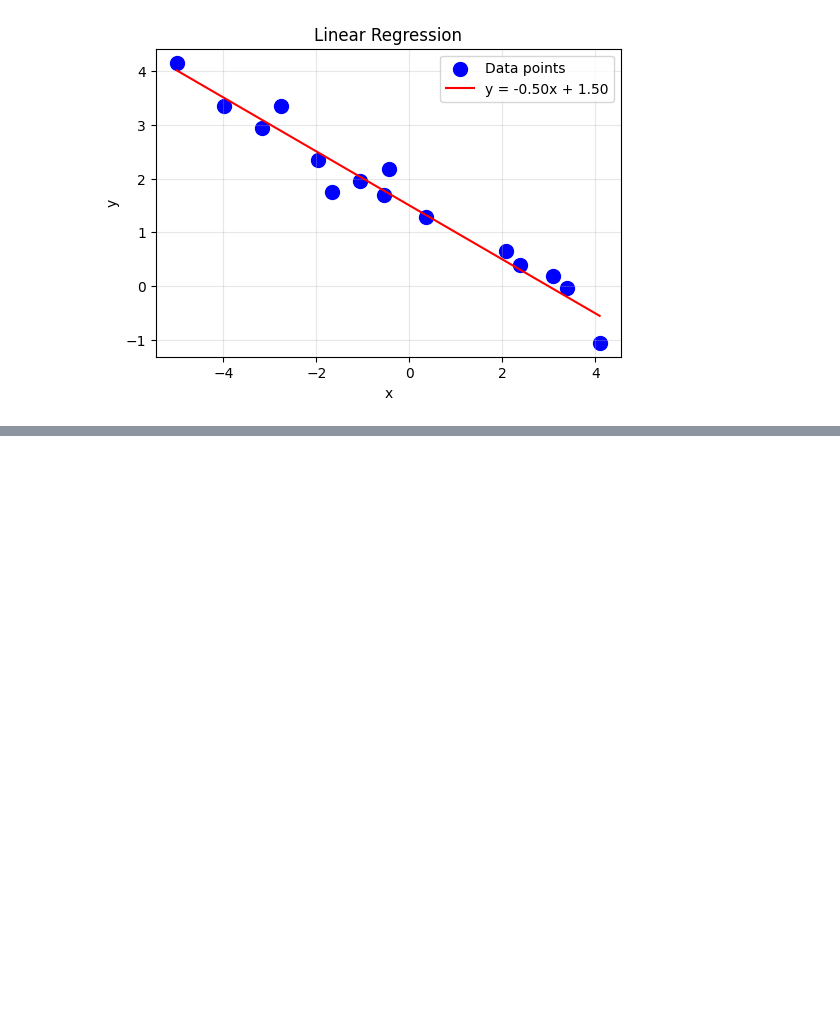
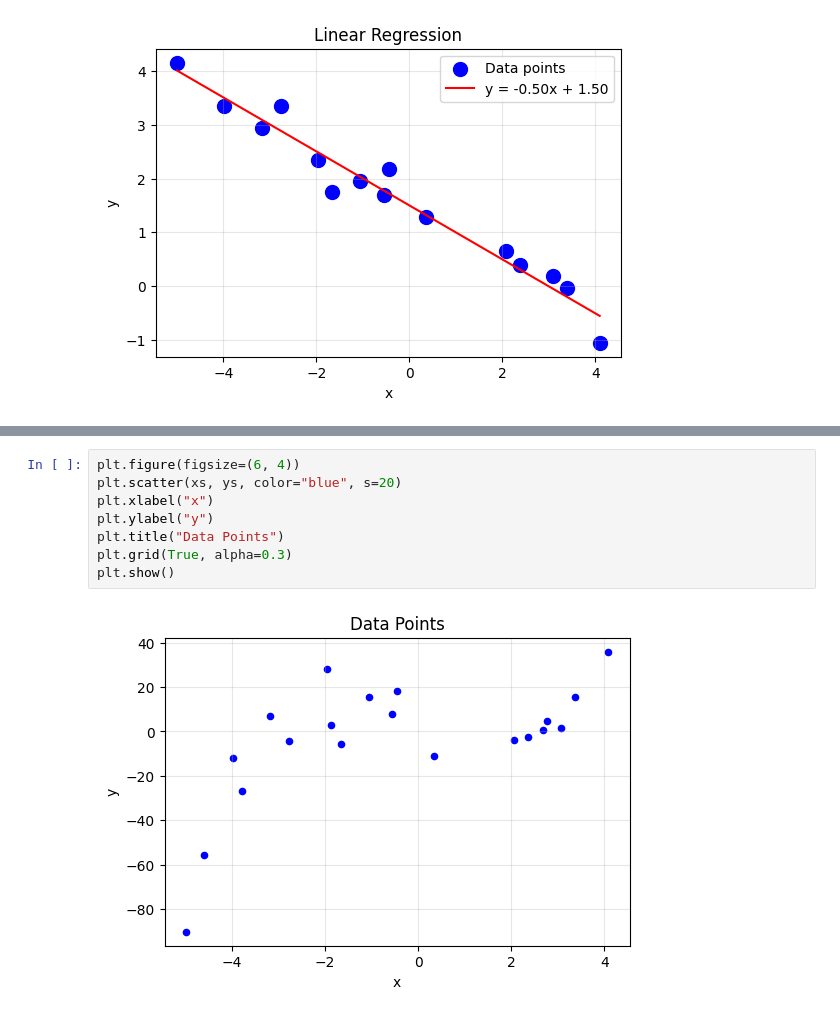
Before and after one commit to ztjona/taller-m-nimos-cuadrados, a Jupyter notebook: min_sqrt.ipynb, the cells around one changed output, grey strips where cells are left out. Saved outputs shown, nothing was run; the diff lists cells and outputs as text; blank space fills up the shorter version.

```diff
--- a/min_sqrt.ipynb
+++ b/min_sqrt.ipynb
@@ -186,0 +234,10 @@ plt.show()
+# %%
+plt.figure(figsize=(6, 4))
+plt.scatter(xs, ys, color="blue", s=20)
+plt.xlabel("x")
+plt.ylabel("y")
+plt.title("Data Points")
+plt.grid(True, alpha=0.3)
+plt.show()
+# %% [output]
+[figure, added]
```
Also changed, not shown: parts of 4 cells of this notebook.
